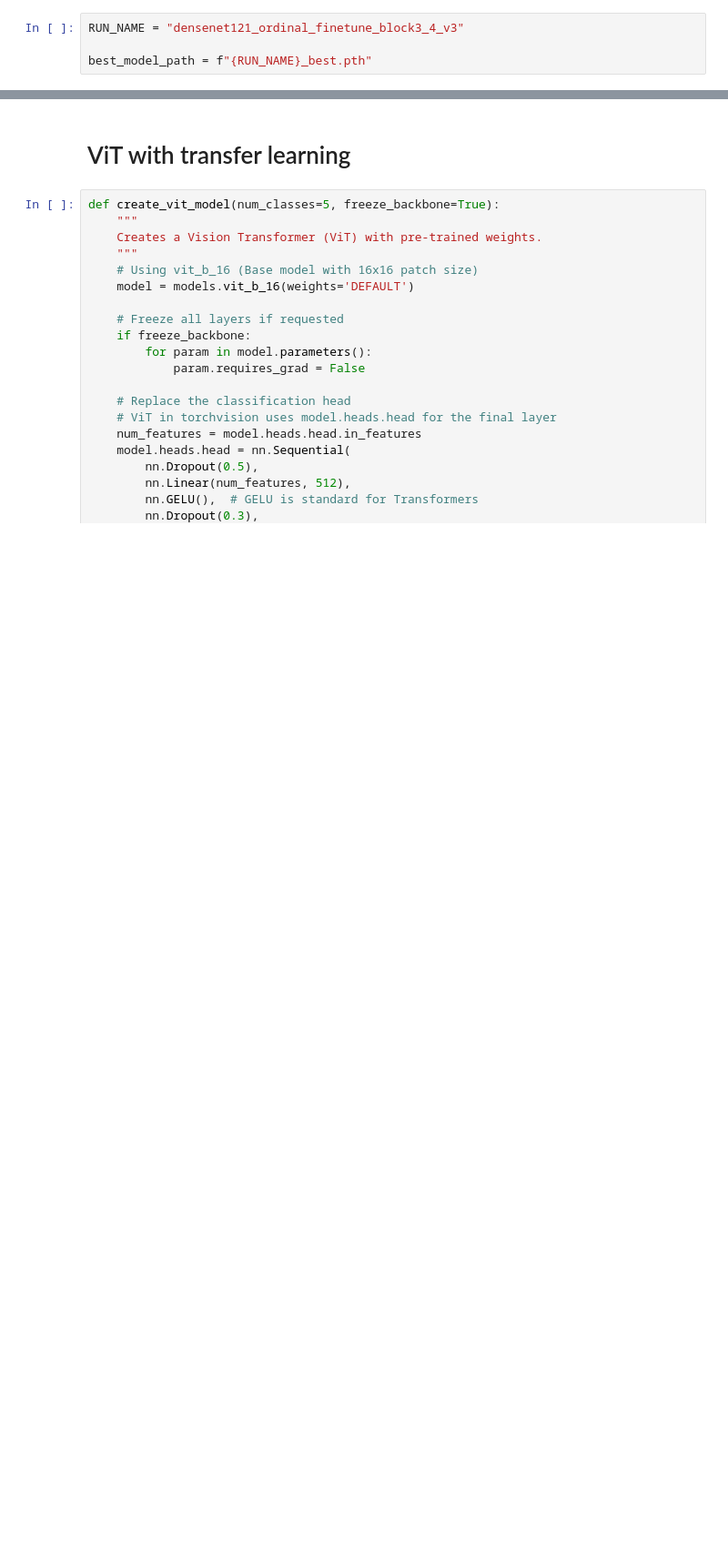
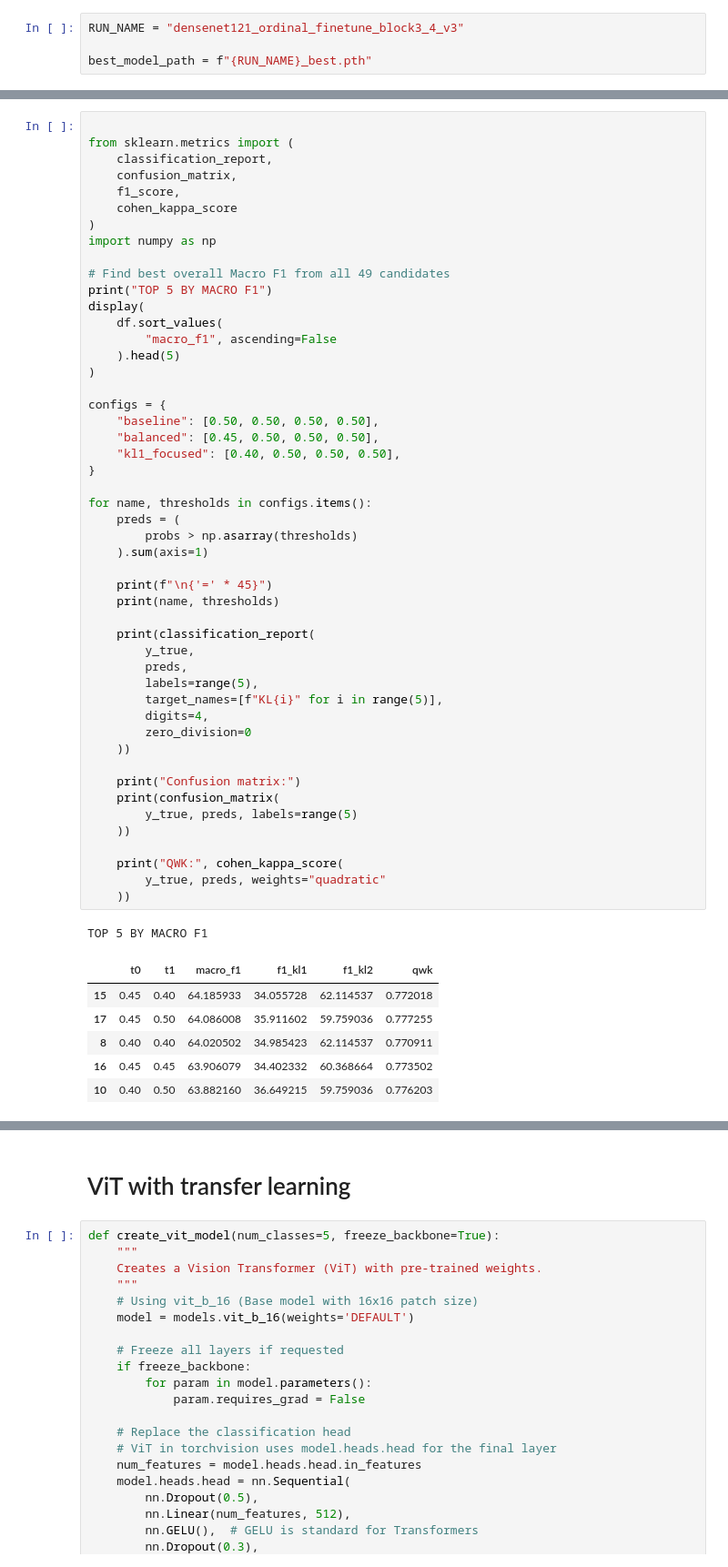
Before and after one commit to kubyllka/knee-osteoarthritis-xai, a Jupyter notebook: knee-osteoarthritis-anysis.ipynb, the cells around one changed output, grey strips where cells are left out. Shown at 91% size. Cells and saved outputs as stored; diff of their text form; blank space fills up the shorter version.

```diff
--- a/knee-osteoarthritis-anysis.ipynb
+++ b/knee-osteoarthritis-anysis.ipynb
@@ -4416,0 +6539,57 @@ Find logs at: ./wandb/run-20260906_101723-ov0t1dhc/logs
+# %%
+
+from sklearn.metrics import (
+    classification_report,
+    confusion_matrix,
+    f1_score,
+    cohen_kappa_score
+)
+import numpy as np
+
+# Find best overall Macro F1 from all 49 candidates
+print("TOP 5 BY MACRO F1")
+display(
+    df.sort_values(
+        "macro_f1", ascending=False
+    ).head(5)
+)
+
+configs = {
+    "baseline": [0.50, 0.50, 0.50, 0.50],
+    "balanced": [0.45, 0.50, 0.50, 0.50],
+    "kl1_focused": [0.40, 0.50, 0.50, 0.50],
+}
+
+for name, thresholds in configs.items():
+    preds = (
+        probs > np.asarray(thresholds)
+    ).sum(axis=1)
+
+    print(f"\n{'=' * 45}")
+    print(name, thresholds)
+
+    print(classification_report(
+        y_true,
+        preds,
+        labels=range(5),
+        target_names=[f"KL{i}" for i in range(5)],
+        digits=4,
+        zero_division=0
+    ))
+
+    print("Confusion matrix:")
+    print(confusion_matrix(
+        y_true, preds, labels=range(5)
+    ))
+
+    print("QWK:", cohen_kappa_score(
+        y_true, preds, weights="quadratic"
+    ))
+# %% [output]
+TOP 5 BY MACRO F1
+|  | t0 | t1 | macro_f1 | f1_kl1 | f1_kl2 | qwk |
+| 15 | 0.45 | 0.40 | 64.185933 | 34.055728 | 62.114537 | 0.772018 |
+| 17 | 0.45 | 0.50 | 64.086008 | 35.911602 | 59.759036 | 0.777255 |
+| 8 | 0.40 | 0.40 | 64.020502 | 34.985423 | 62.114537 | 0.770911 |
+| 16 | 0.45 | 0.45 | 63.906079 | 34.402332 | 60.368664 | 0.773502 |
+| 10 | 0.40 | 0.50 | 63.882160 | 36.649215 | 59.759036 | 0.776203 |
```
Also changed, not shown: parts of 37 cells of this notebook.
